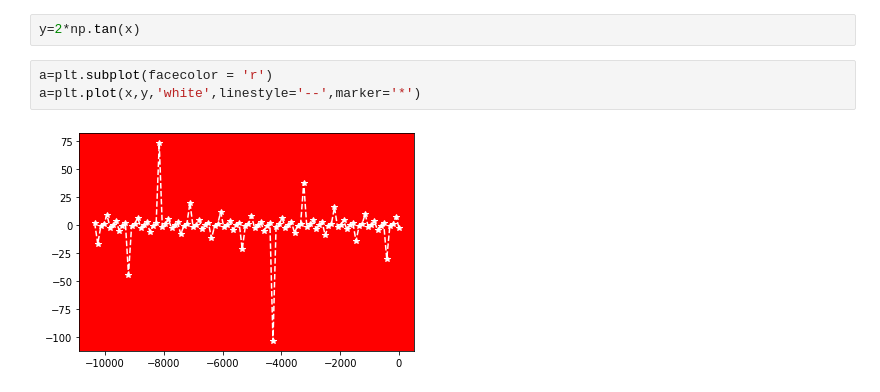
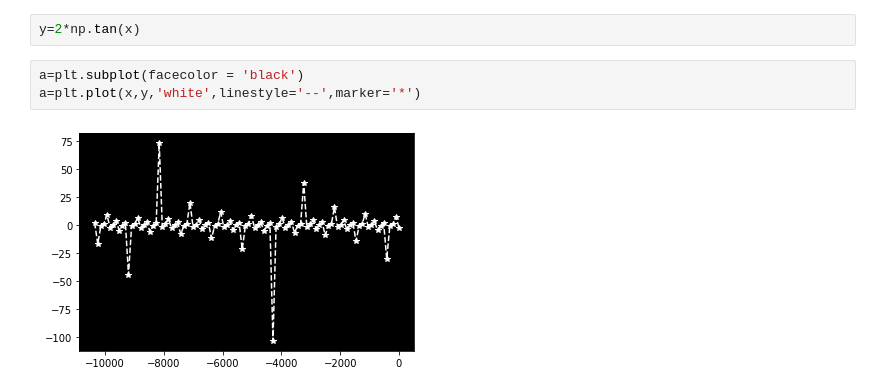
Before and after one commit to Meave0108/my_work-python-, a Jupyter notebook: python 0911.ipynb, the cells around one changed output. Drawn from its saved outputs; the diff is of its cells as text.

```diff
--- a/python 0911.ipynb
+++ b/python 0911.ipynb
@@ -7,7 +7,7 @@ x=np.linspace(-np.sqrt(107204002),np.sqrt(5),100)
 # %%
 y=2*np.tan(x)
 # %%
-a=plt.subplot(facecolor = 'r')
+a=plt.subplot(facecolor = 'black')
 a=plt.plot(x,y,'white',linestyle='--',marker='*')
 # %% [output]
-[figure, old version]
+[figure, new version]
```
Also changed, not shown: 15 other files.
